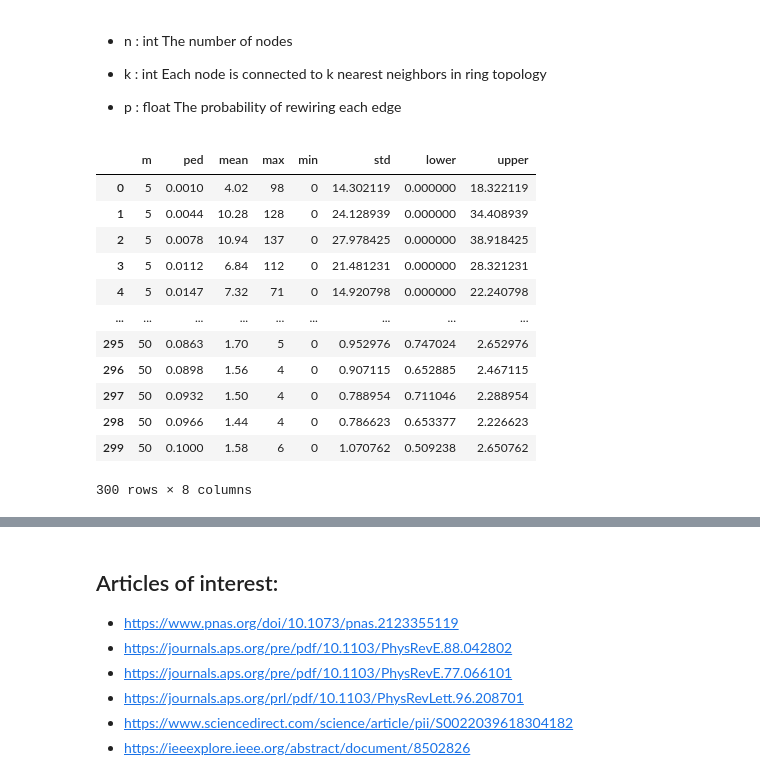
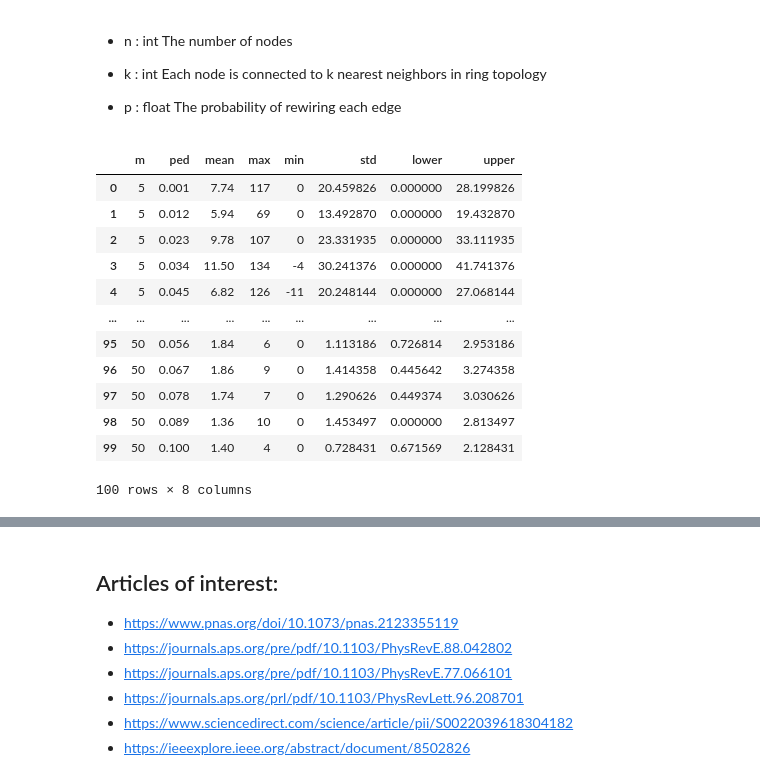
Before and after one commit to JimmyCalvoMonge/AdaptiveNetworks, a Jupyter notebook: network_experiments.ipynb, the cells around one changed output, grey strips where cells are left out. Cells and saved outputs as stored; diff of their text form; code cells hidden in the pictures.

```diff
--- a/network_experiments.ipynb
+++ b/network_experiments.ipynb
@@ -973,28 +973,28 @@ Each node is connected to k nearest neighbors in ring topology
 - p : float
 The probability of rewiring each edge
 # %%
-bepidist_data_sw = pd.read_csv('./Data/bepidist_ntwk_small_world.csv')
+bepidist_data_sw = pd.read_csv('./Data/bepidist_ntwk_small_world_1000.csv')
 bepidist_data_sw = bepidist_data_sw.groupby(['m', 'ped'], as_index=False).agg({'day_lags': ['mean', 'max', 'min', 'std']})
 bepidist_data_sw.columns = bepidist_data_sw.columns.droplevel()
 bepidist_data_sw.columns = ['m', 'ped', 'mean', 'max', 'min', 'std']
 bepidist_data_sw['lower'] = bepidist_data_sw['mean'] - bepidist_data_sw['std']
 bepidist_data_sw['lower'] = bepidist_data_sw['lower'].apply(lambda x: max(x, 0))
 bepidist_data_sw['upper'] = bepidist_data_sw['mean'] + bepidist_data_sw['std']
 bepidist_data_sw
 # %% [output]
 |  | m | ped | mean | max | min | std | lower | upper |
-| 0 | 5 | 0.0010 | 4.02 | 98 | 0 | 14.302119 | 0.000000 | 18.322119 |
-| 1 | 5 | 0.0044 | 10.28 | 128 | 0 | 24.128939 | 0.000000 | 34.408939 |
-| 2 | 5 | 0.0078 | 10.94 | 137 | 0 | 27.978425 | 0.000000 | 38.918425 |
-| 3 | 5 | 0.0112 | 6.84 | 112 | 0 | 21.481231 | 0.000000 | 28.321231 |
-| 4 | 5 | 0.0147 | 7.32 | 71 | 0 | 14.920798 | 0.000000 | 22.240798 |
+| 0 | 5 | 0.001 | 7.74 | 117 | 0 | 20.459826 | 0.000000 | 28.199826 |
+| 1 | 5 | 0.012 | 5.94 | 69 | 0 | 13.492870 | 0.000000 | 19.432870 |
+| 2 | 5 | 0.023 | 9.78 | 107 | 0 | 23.331935 | 0.000000 | 33.111935 |
+| 3 | 5 | 0.034 | 11.50 | 134 | -4 | 30.241376 | 0.000000 | 41.741376 |
+| 4 | 5 | 0.045 | 6.82 | 126 | -11 | 20.248144 | 0.000000 | 27.068144 |
 | ... | ... | ... | ... | ... | ... | ... | ... | ... |
-| 295 | 50 | 0.0863 | 1.70 | 5 | 0 | 0.952976 | 0.747024 | 2.652976 |
-| 296 | 50 | 0.0898 | 1.56 | 4 | 0 | 0.907115 | 0.652885 | 2.467115 |
-| 297 | 50 | 0.0932 | 1.50 | 4 | 0 | 0.788954 | 0.711046 | 2.288954 |
-| 298 | 50 | 0.0966 | 1.44 | 4 | 0 | 0.786623 | 0.653377 | 2.226623 |
-| 299 | 50 | 0.1000 | 1.58 | 6 | 0 | 1.070762 | 0.509238 | 2.650762 |
+| 95 | 50 | 0.056 | 1.84 | 6 | 0 | 1.113186 | 0.726814 | 2.953186 |
+| 96 | 50 | 0.067 | 1.86 | 9 | 0 | 1.414358 | 0.445642 | 3.274358 |
+| 97 | 50 | 0.078 | 1.74 | 7 | 0 | 1.290626 | 0.449374 | 3.030626 |
+| 98 | 50 | 0.089 | 1.36 | 10 | 0 | 1.453497 | 0.000000 | 2.813497 |
+| 99 | 50 | 0.100 | 1.40 | 4 | 0 | 0.728431 | 0.671569 | 2.128431 |
-300 rows × 8 columns
+100 rows × 8 columns
 # %%
 plt.figure(figsize=(10,8))
 mms = bepidist_data_sw['m'].unique()
```
Also changed, not shown: parts of 4 cells of this notebook, 16 other files.
